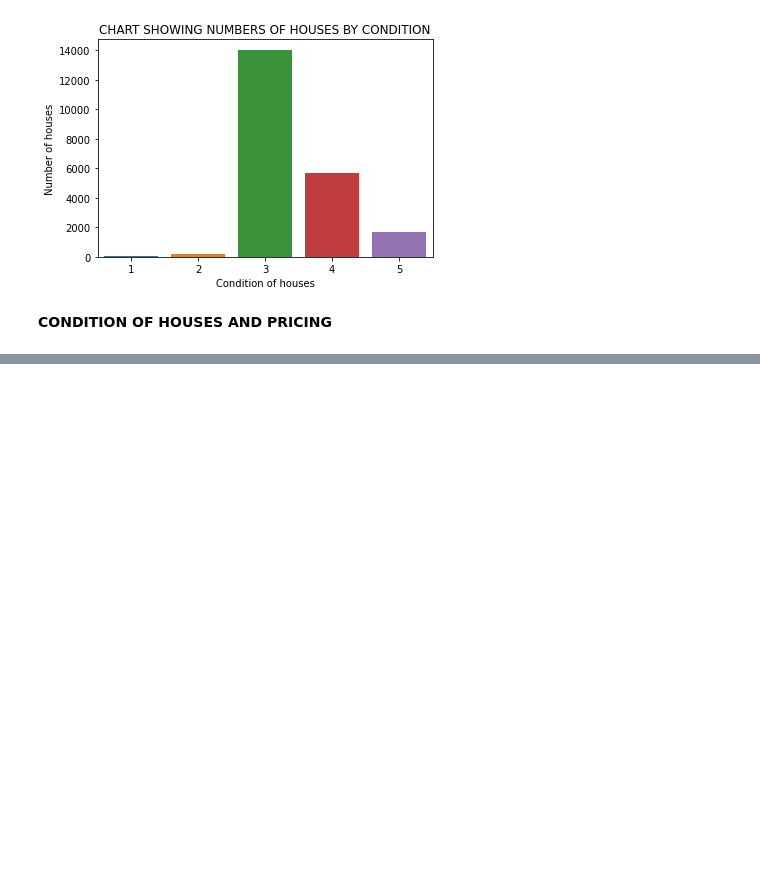
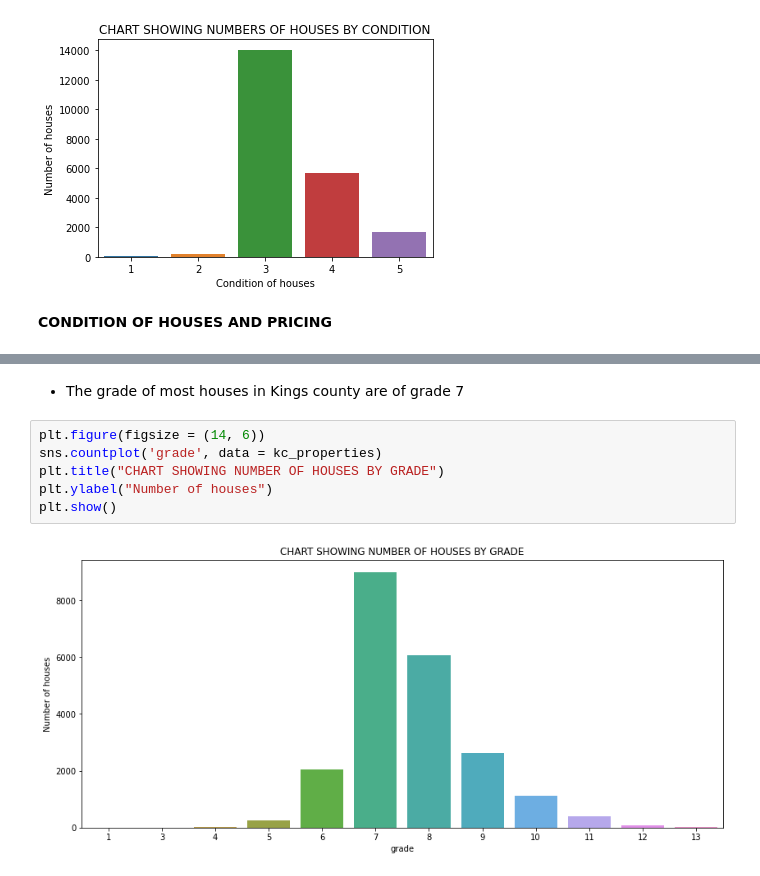
Before and after one commit to MikeDeecode/KC-properties-price-analysis, a Jupyter notebook: kc_properties_analysis.ipynb, the cells around one changed output, grey strips where cells are left out. Drawn from its saved outputs; the diff is of its cells as text; blank space fills up the shorter version.

```diff
--- a/kc_properties_analysis.ipynb
+++ b/kc_properties_analysis.ipynb
@@ -417,0 +452,10 @@ plt.show()
+# %% [markdown]
+* The grade of most houses in Kings county are of grade 7
+# %%
+plt.figure(figsize = (14, 6))
+sns.countplot('grade', data = kc_properties)
+plt.title("CHART SHOWING NUMBER OF HOUSES BY GRADE")
+plt.ylabel("Number of houses")
+plt.show()
+# %% [output]
+[figure, added]
```
Also changed, not shown: parts of 9 cells of this notebook.
